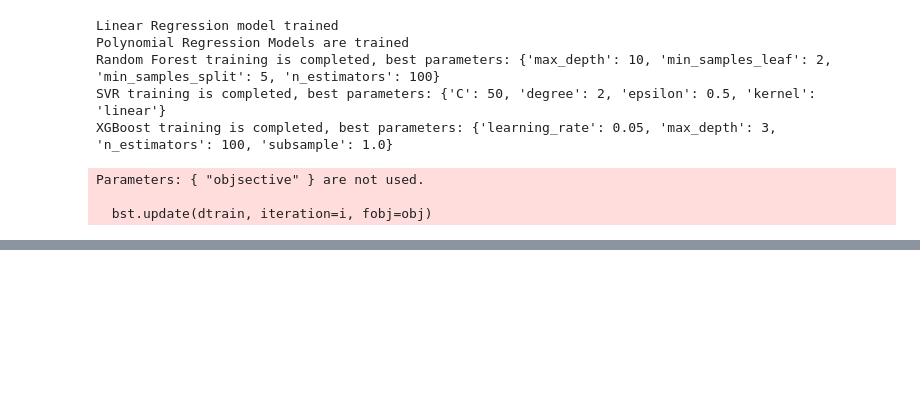
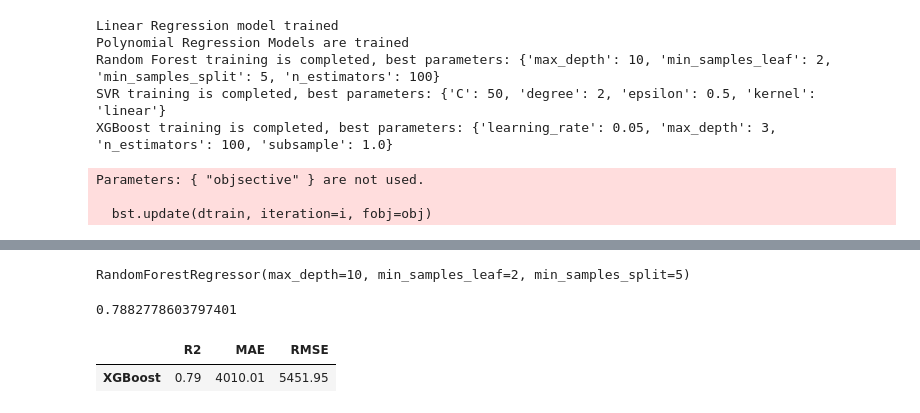
Before and after one commit to willifet/Health_Insurance_Cost_Prediction_Project, a Jupyter notebook: Health_Insurance.ipynb, the cells around one changed output, grey strips where cells are left out. Saved outputs shown, nothing was run; the diff lists cells and outputs as text; code cells hidden in the pictures; blank space fills up the shorter version.

Commit message:
Model Saved

```diff
--- a/Health_Insurance.ipynb
+++ b/Health_Insurance.ipynb
@@ -552,0 +553,4 @@ results_df
+# %%
+best_rf
+# %% [output]
+RandomForestRegressor(max_depth=10, min_samples_leaf=2, min_samples_split=5)
@@ -552,0 +565,14 @@ results_df
+# %%
+# Lets find the best R square
+
+best_r2 = results_df["R2"].max()
+# %%
+best_r2
+# %% [output]
+0.7882778603797401
+# %%
+top_model = results_df[results_df["R2"] == best_r2]
+top_model
+# %% [output]
+|  | R2 | MAE | RMSE |
+| XGBoost | 0.79 | 4010.01 | 5451.95 |
```
Also changed, not shown: parts of 5 cells of this notebook, 3 other files.
